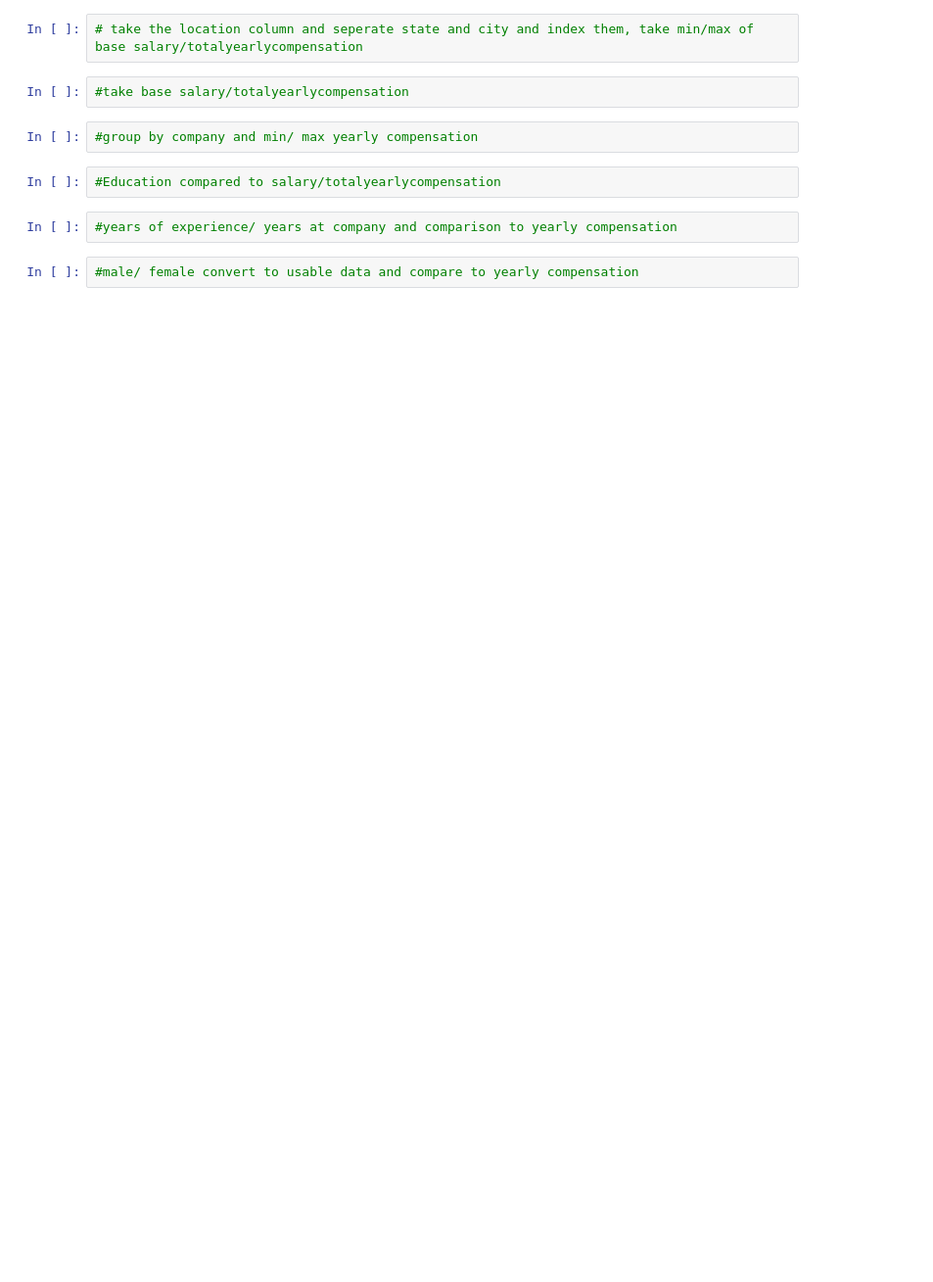
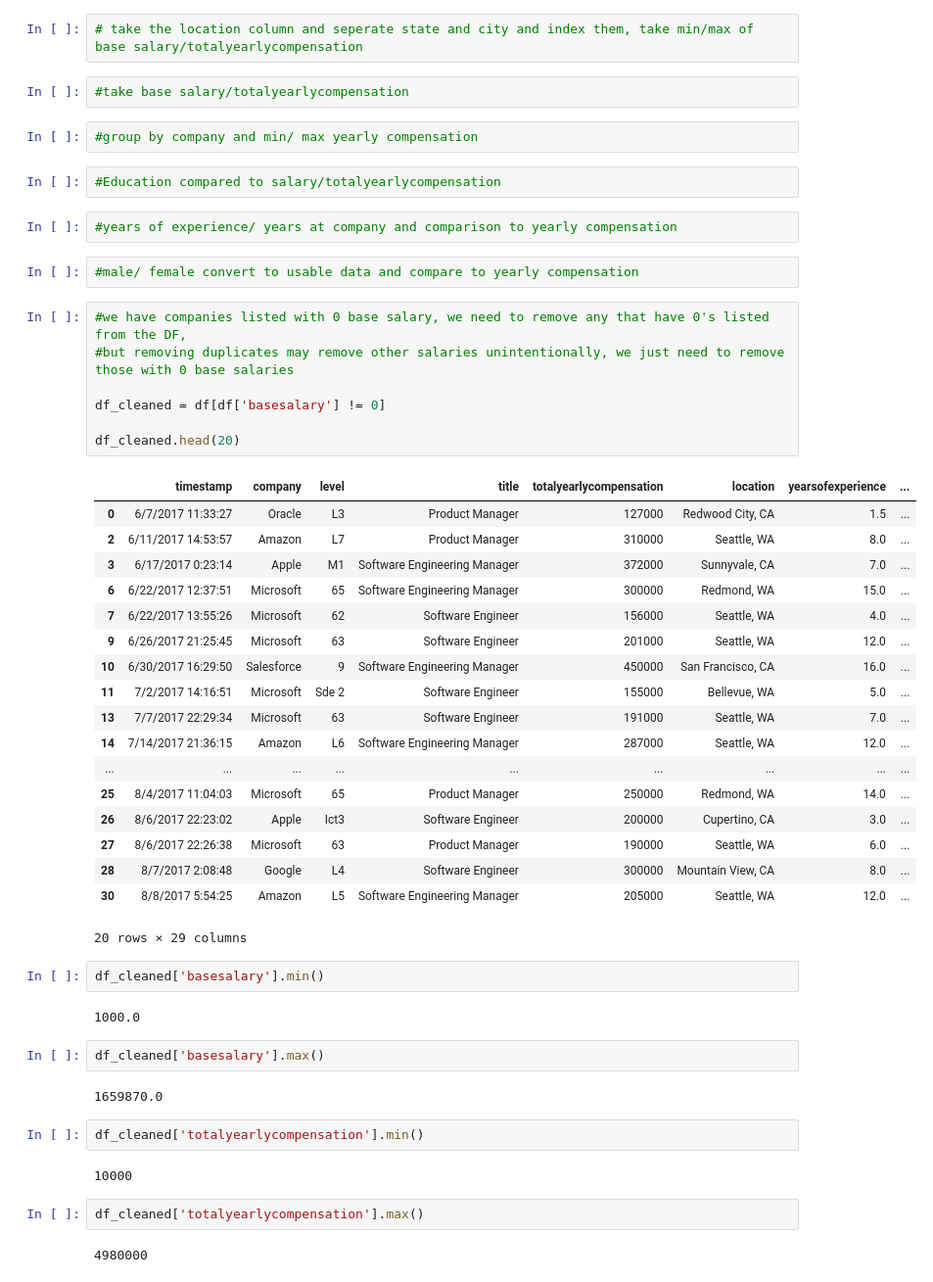
Before and after one commit to nealp1910/NU_Bootcamp_2022_Project_1, a Jupyter notebook: Stem Salaries Notebook.ipynb, the cells around one changed output. Shown at 98% size. Saved outputs shown, nothing was run; the diff lists cells and outputs as text; blank space fills up the shorter version.

```diff
--- a/Stem Salaries Notebook.ipynb
+++ b/Stem Salaries Notebook.ipynb
@@ -20,3 +56,45 @@ df.head(60)
 #years of experience/ years at company and comparison to yearly compensation
 # %%
 #male/ female convert to usable data and compare to yearly compensation
+# %%
+#we have companies listed with 0 base salary, we need to remove any that have 0's listed from the DF,
+#but removing duplicates may remove other salaries unintentionally, we just need to remove those with 0 base salaries
+
+df_cleaned = df[df['basesalary'] != 0]
+
+df_cleaned.head(20)
+# %% [output]
+|  | timestamp | company | level | title | totalyearlycompensation | location | yearsofexperience | ... |
+| 0 | 6/7/2017 11:33:27 | Oracle | L3 | Product Manager | 127000 | Redwood City, CA | 1.5 | ... |
+| 2 | 6/11/2017 14:53:57 | Amazon | L7 | Product Manager | 310000 | Seattle, WA | 8.0 | ... |
+| 3 | 6/17/2017 0:23:14 | Apple | M1 | Software Engineering Manager | 372000 | Sunnyvale, CA | 7.0 | ... |
+| 6 | 6/22/2017 12:37:51 | Microsoft | 65 | Software Engineering Manager | 300000 | Redmond, WA | 15.0 | ... |
+| 7 | 6/22/2017 13:55:26 | Microsoft | 62 | Software Engineer | 156000 | Seattle, WA | 4.0 | ... |
+| 9 | 6/26/2017 21:25:45 | Microsoft | 63 | Software Engineer | 201000 | Seattle, WA | 12.0 | ... |
+| 10 | 6/30/2017 16:29:50 | Salesforce | 9 | Software Engineering Manager | 450000 | San Francisco, CA | 16.0 | ... |
+| 11 | 7/2/2017 14:16:51 | Microsoft | Sde 2 | Software Engineer | 155000 | Bellevue, WA | 5.0 | ... |
+| 13 | 7/7/2017 22:29:34 | Microsoft | 63 | Software Engineer | 191000 | Seattle, WA | 7.0 | ... |
+| 14 | 7/14/2017 21:36:15 | Amazon | L6 | Software Engineering Manager | 287000 | Seattle, WA | 12.0 | ... |
+| ... | ... | ... | ... | ... | ... | ... | ... | ... |
+| 25 | 8/4/2017 11:04:03 | Microsoft | 65 | Product Manager | 250000 | Redmond, WA | 14.0 | ... |
+| 26 | 8/6/2017 22:23:02 | Apple | Ict3 | Software Engineer | 200000 | Cupertino, CA | 3.0 | ... |
+| 27 | 8/6/2017 22:26:38 | Microsoft | 63 | Product Manager | 190000 | Seattle, WA | 6.0 | ... |
+| 28 | 8/7/2017 2:08:48 | Google | L4 | Software Engineer | 300000 | Mountain View, CA | 8.0 | ... |
+| 30 | 8/8/2017 5:54:25 | Amazon | L5 | Software Engineering Manager | 205000 | Seattle, WA | 12.0 | ... |
+20 rows × 29 columns
+# %%
+df_cleaned['basesalary'].min()
+# %% [output]
+1000.0
+# %%
+df_cleaned['basesalary'].max()
+# %% [output]
+1659870.0
+# %%
+df_cleaned['totalyearlycompensation'].min()
+# %% [output]
+10000
+# %%
+df_cleaned['totalyearlycompensation'].max()
+# %% [output]
+4980000
```
Also changed, not shown: parts of 8 cells of this notebook, 1 other file.
